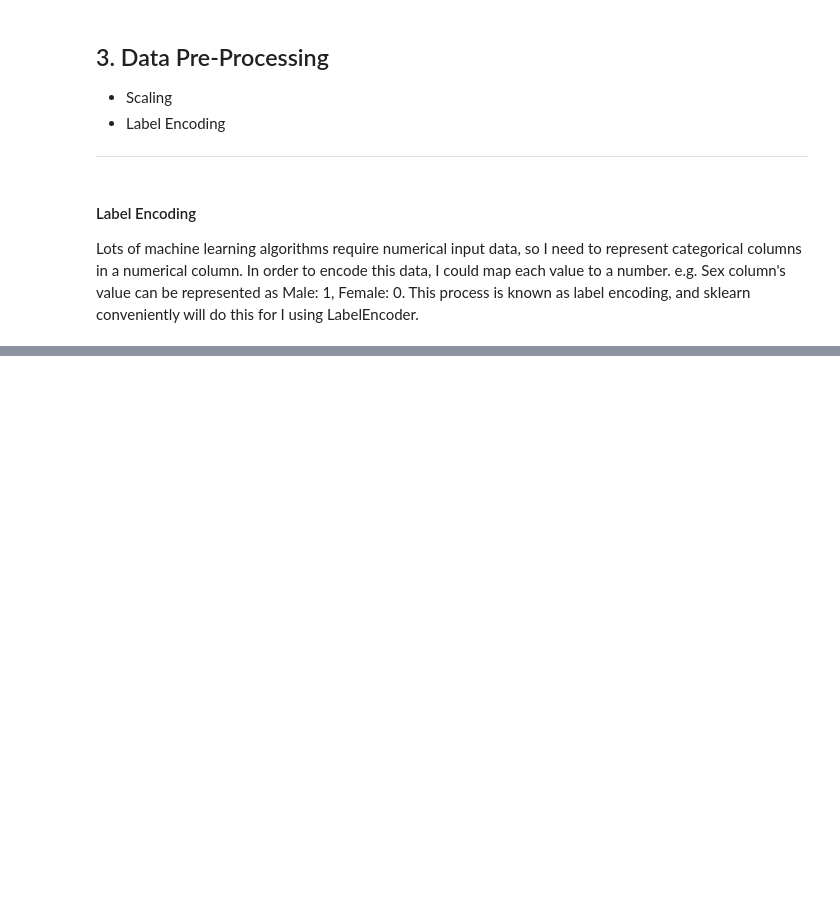
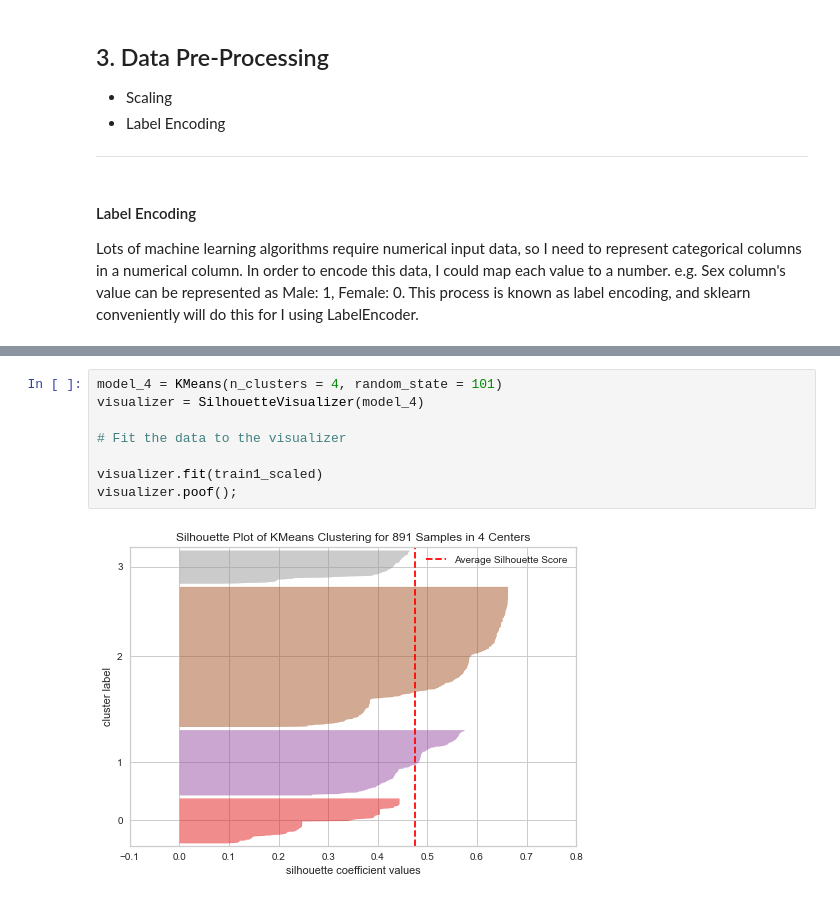
Before and after one commit to MEnesAkpinar/Titanic_Project_Prediction_with_ML, a Jupyter notebook: Titanic_Prediction_with_ML.ipynb, the cells around one changed output, grey strips where cells are left out. Saved outputs shown, nothing was run; the diff lists cells and outputs as text; blank space fills up the shorter version.

```diff
--- a/Titanic_Prediction_with_ML.ipynb
+++ b/Titanic_Prediction_with_ML.ipynb
@@ -896,0 +1070,10 @@ Lots of machine learning algorithms require numerical input data, so I need to r
+# %%
+model_4 = KMeans(n_clusters = 4, random_state = 101)
+visualizer = SilhouetteVisualizer(model_4)
+
+# Fit the data to the visualizer
+
+visualizer.fit(train1_scaled)
+visualizer.poof();
+# %% [output]
+[figure, added]
```
Also changed, not shown: parts of 21 cells of this notebook.
